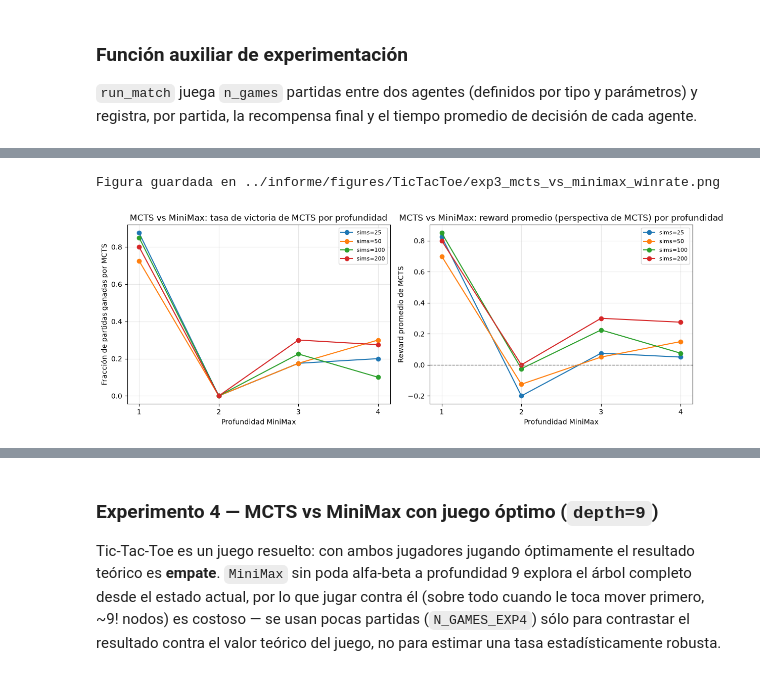
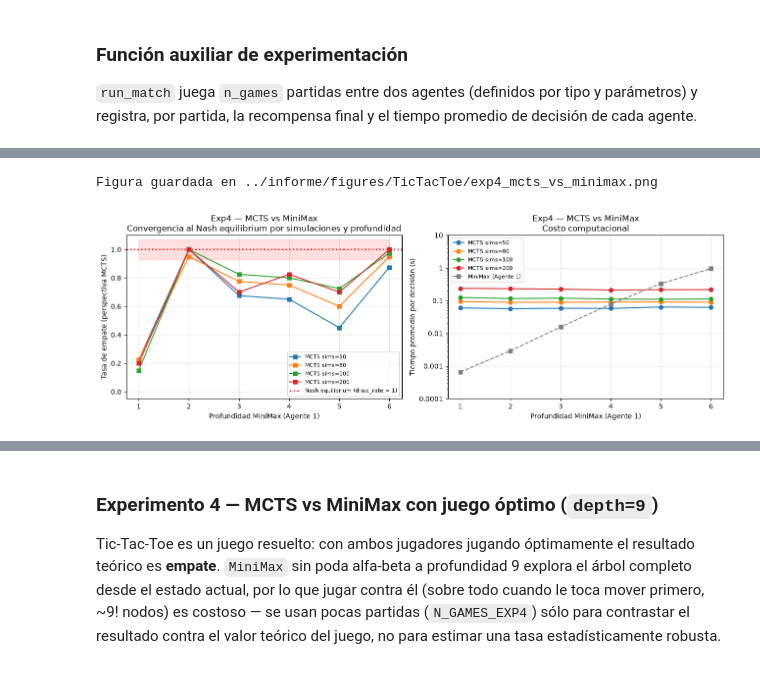
Before and after one commit to nataliacampiglia/multiagentes_obligarotio_2, a Jupyter notebook: Alternating Games/TicTacToe-MCTS.ipynb, the cells around one changed output, grey strips where cells are left out. Drawn from its saved outputs; the diff is of its cells as text; code cells hidden in the pictures.

```diff
--- a/Alternating Games/TicTacToe-MCTS.ipynb
+++ b/Alternating Games/TicTacToe-MCTS.ipynb
@@ -314,0 +272,14 @@ df_exp1
+# %%
+NASH_TICTACTOE = 0.0  # TicTacToe resuelto: juego óptimo de ambos lados → empate (reward = 0)
+
+def run_symmetric(game, agente0_spec, agente1_spec, n_games_per_side):
+    """
+    Corre n_games_per_side con agente 0 como X y n_games_per_side con agente 0 como O.
+    Devuelve (rewards_a0, times_a0, times_a1) como pandas Series combinadas.
+    """
+    df_r1 = run_match(game, {'X': agente0_spec, 'O': agente1_spec}, n_games=n_games_per_side)
+    df_r2 = run_match(game, {'O': agente0_spec, 'X': agente1_spec}, n_games=n_games_per_side)
+    rewards_a0 = pd.concat([df_r1['reward_X'], df_r2['reward_O']], ignore_index=True)
+    times_a0   = pd.concat([df_r1['avg_time_X'], df_r2['avg_time_O']], ignore_index=True)
+    times_a1   = pd.concat([df_r1['avg_time_O'], df_r2['avg_time_X']], ignore_index=True)
+    return rewards_a0, times_a0, times_a1
@@ -486,30 +627,43 @@ df_exp3
 # %%
-fig, axes = plt.subplots(1, 2, figsize=(12, 4.5))
+depth_list = sorted(df_exp4.minimax_depth.unique())
+fig, axes = plt.subplots(1, 2, figsize=(13, 4.5))
 
-for sims in sim_grid_3:
-    sub = df_exp3[df_exp3.simulations == sims]
-    axes[0].plot(sub.minimax_depth, sub.mcts_win_rate, marker='o', label=f'sims={sims}')
-axes[0].set_xlabel('Profundidad MiniMax')
-axes[0].set_ylabel('Fracción de partidas ganadas por MCTS')
-axes[0].set_title('MCTS vs MiniMax: tasa de victoria de MCTS por profundidad')
-axes[0].set_xticks(depth_grid)
+for sims in sim_grid_exp4:
+    sub = df_exp4[df_exp4.simulations == sims]
+    axes[0].plot(sub.minimax_depth, sub.draw_rate, marker='s', label=f'MCTS sims={sims}')
+axes[0].axhline(1.0, color='red', linestyle=':', linewidth=2, label='Nash equilibrium (draw_rate = 1)')
+axes[0].fill_between(depth_list, 0.93, 1.07, alpha=0.12, color='red')
+axes[0].set_xlabel('Profundidad MiniMax (Agente 1)')
+axes[0].set_ylabel('Tasa de empate (perspectiva MCTS)')
+axes[0].set_title('Exp4 — MCTS vs MiniMax\nConvergencia al Nash equilibrium por simulaciones y profundidad')
+axes[0].set_xticks(depth_list)
+axes[0].set_ylim(-0.05, 1.1)
 axes[0].legend(fontsize=8)
 axes[0].grid(alpha=0.3)
 
-for sims in sim_grid_3:
-    sub = df_exp3[df_exp3.simulations == sims]
-    axes[1].plot(sub.minimax_depth, sub.avg_reward, marker='o', label=f'sims={sims}')
-axes[1].axhline(0, color='gray', linestyle='--', linewidth=1)
-axes[1].set_xlabel('Profundidad MiniMax')
-axes[1].set_ylabel('Reward promedio de MCTS')
-axes[1].set_title('MCTS vs MiniMax: reward promedio (perspectiva de MCTS) por profundidad')
-axes[1].set_xticks(depth_grid)
+all_t0_s, all_t1_s = [], []
+for sims in sim_grid_exp4:
+    sub = df_exp4[df_exp4.simulations == sims]
+    t0_s = sub.avg_time_agente0_ms / 1000
+    axes[1].plot(sub.minimax_depth, t0_s, marker='o', label=f'MCTS sims={sims}')
+    all_t0_s.extend(t0_s.tolist())
+minimax_time_s = df_exp4.groupby('minimax_depth')['avg_time_agente1_ms'].mean() / 1000
+axes[1].plot(minimax_time_s.index, minimax_time_s.values, marker='s', linestyle='--',
+             color='tab:gray', label='MiniMax (Agente 1)')
+all_t1_s.extend(minimax_time_s.tolist())
+axes[1].set_xlabel('Profundidad MiniMax (Agente 1)')
+axes[1].set_ylabel('Tiempo promedio por decisión (s)')
+axes[1].set_title('Exp4 — MCTS vs MiniMax\nCosto computacional')
+axes[1].set_xticks(depth_list)
+axes[1].set_yscale('log')
+set_log_ylim_nice(axes[1], all_t0_s, all_t1_s)
+plain_log_yticks(axes[1])
 axes[1].legend(fontsize=8)
 axes[1].grid(alpha=0.3)
 
 fig.tight_layout()
-savefig(fig, 'exp3_mcts_vs_minimax_winrate.png')
+savefig(fig, 'exp4_mcts_vs_minimax.png')
 plt.show()
 # %% [output]
-Figura guardada en ../informe/figures/TicTacToe/exp3_mcts_vs_minimax_winrate.png
+Figura guardada en ../informe/figures/TicTacToe/exp4_mcts_vs_minimax.png
-[figure, old version]
+[figure, new version]
```
Also changed, not shown: parts of 35 cells of this notebook, 18 other files.
